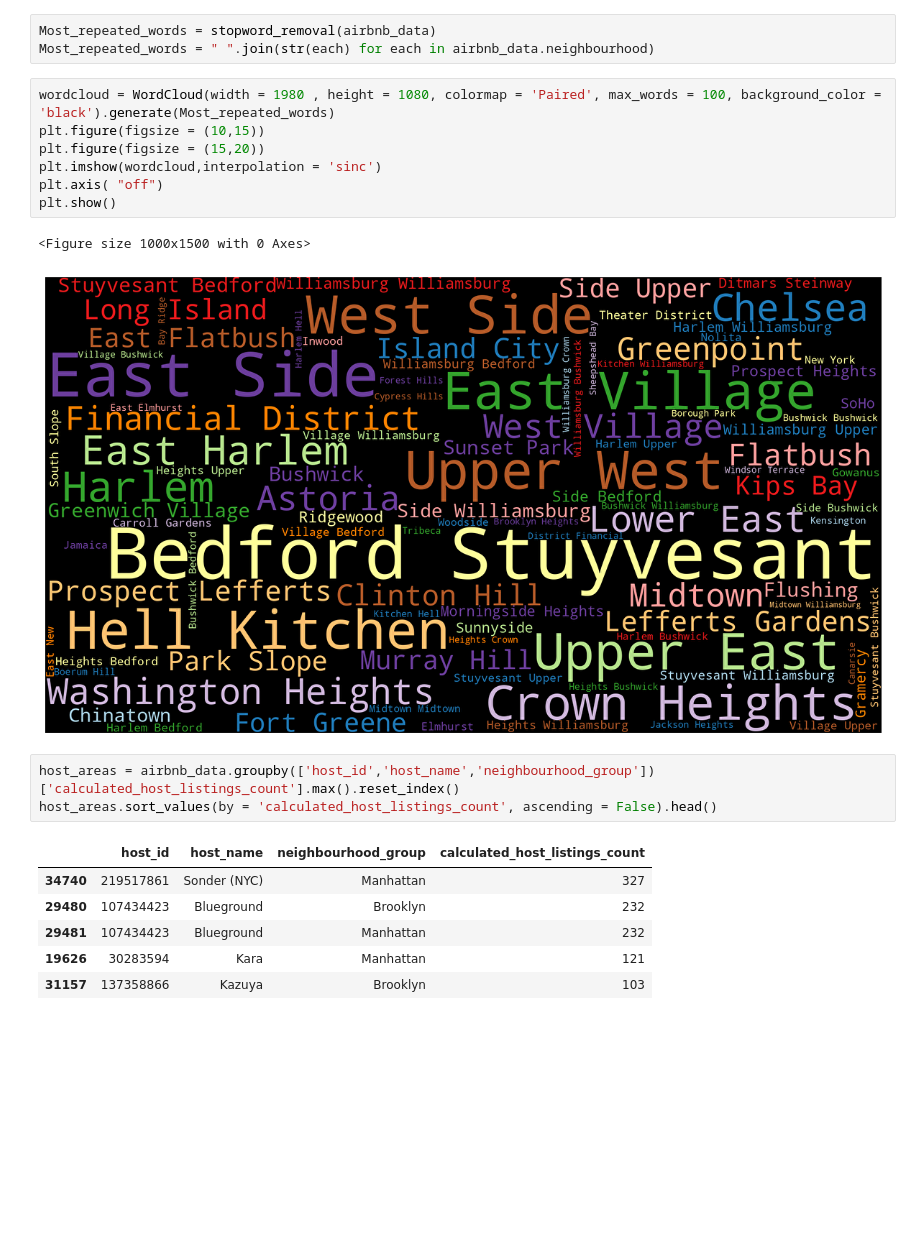
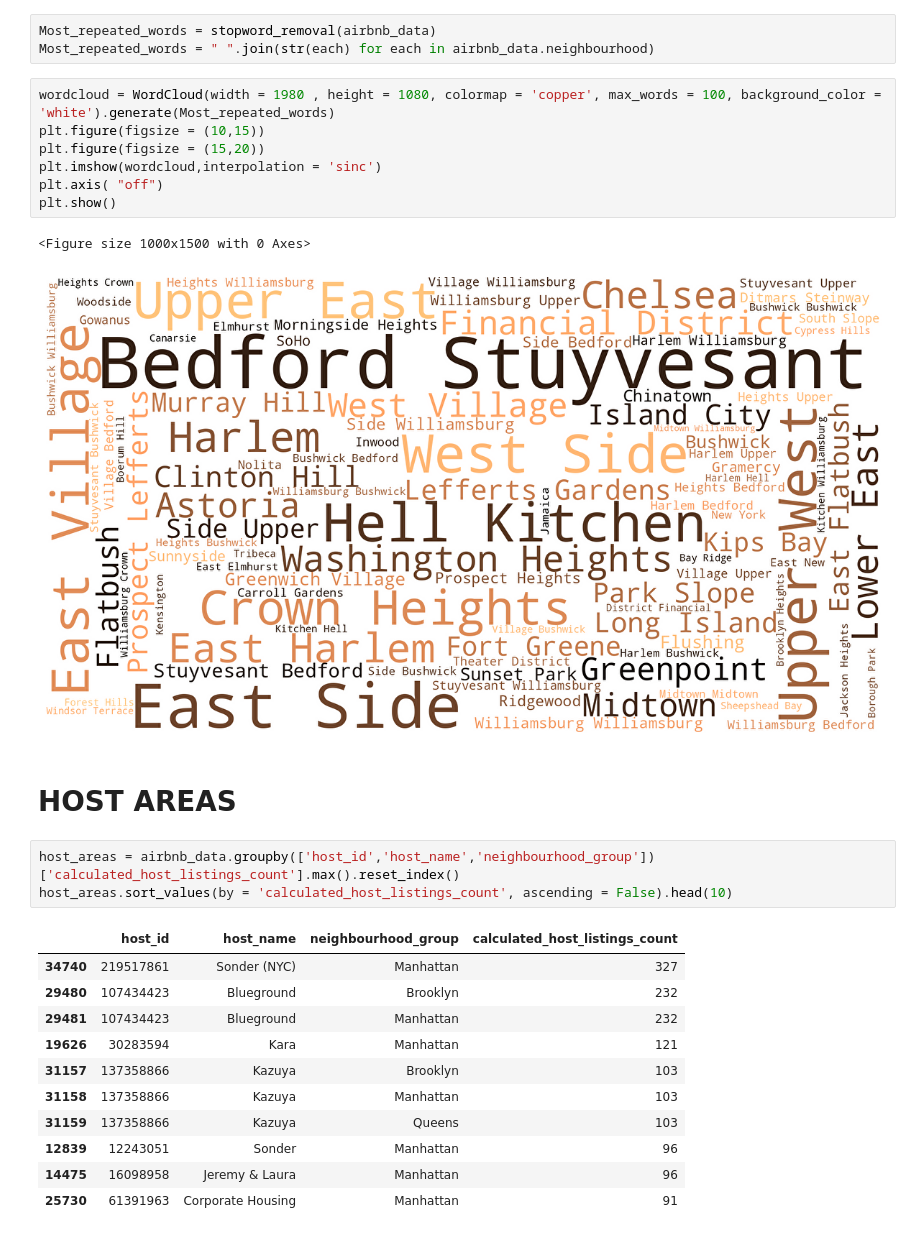
Before and after one commit to Tilak46-R/Airbnb-booking-Analysis, a Jupyter notebook: individual_Airbnb_Booking_Analysis.ipynb, the cells around one changed output. Drawn from its saved outputs; the diff is of its cells as text; blank space fills up the shorter version.

```diff
--- a/individual_Airbnb_Booking_Analysis.ipynb
+++ b/individual_Airbnb_Booking_Analysis.ipynb
@@ -169,18 +185,20 @@ def stopword_removal(data):
 Most_repeated_words = stopword_removal(airbnb_data)
 Most_repeated_words = " ".join(str(each) for each in airbnb_data.neighbourhood)
 # %%
-wordcloud = WordCloud(width = 1980 , height = 1080, colormap = 'Paired', max_words = 100, background_color = 'black').generate(Most_repeated_words)
+wordcloud = WordCloud(width = 1980 , height = 1080, colormap = 'copper', max_words = 100, background_color = 'white').generate(Most_repeated_words)
 plt.figure(figsize = (10,15))
 plt.figure(figsize = (15,20))
 plt.imshow(wordcloud,interpolation = 'sinc')
 plt.axis( "off")
 plt.show()
 # %% [output]
 <Figure size 1000x1500 with 0 Axes>
-[figure, old version]
+[figure, new version]
+# %% [markdown]
+# **HOST** **AREAS**
 # %%
 host_areas = airbnb_data.groupby(['host_id','host_name','neighbourhood_group'])['calculated_host_listings_count'].max().reset_index()
-host_areas.sort_values(by = 'calculated_host_listings_count', ascending = False).head()
+host_areas.sort_values(by = 'calculated_host_listings_count', ascending = False).head(10)
 # %% [output]
 |  | host_id | host_name | neighbourhood_group | calculated_host_listings_count |
 | 34740 | 219517861 | Sonder (NYC) | Manhattan | 327 |
@@ -188,4 +206,9 @@ host_areas.sort_values(by = 'calculated_host_listings_count', ascending = False)
 | 29481 | 107434423 | Blueground | Manhattan | 232 |
 | 19626 | 30283594 | Kara | Manhattan | 121 |
 | 31157 | 137358866 | Kazuya | Brooklyn | 103 |
+| 31158 | 137358866 | Kazuya | Manhattan | 103 |
+| 31159 | 137358866 | Kazuya | Queens | 103 |
+| 12839 | 12243051 | Sonder | Manhattan | 96 |
+| 14475 | 16098958 | Jeremy & Laura | Manhattan | 96 |
+| 25730 | 61391963 | Corporate Housing | Manhattan | 91 |
 # %%
```
Also changed, not shown: parts of 5 cells of this notebook.
